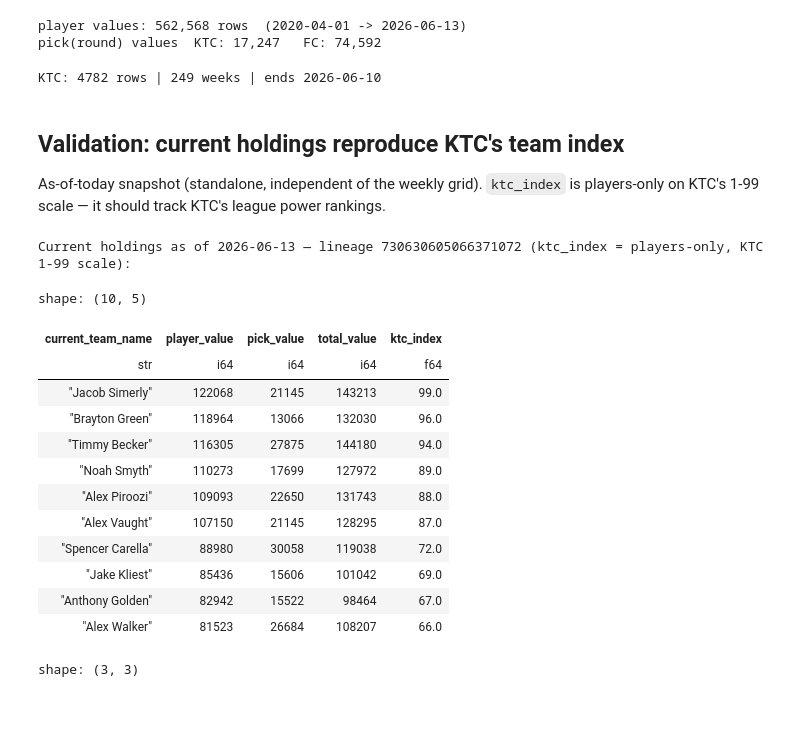
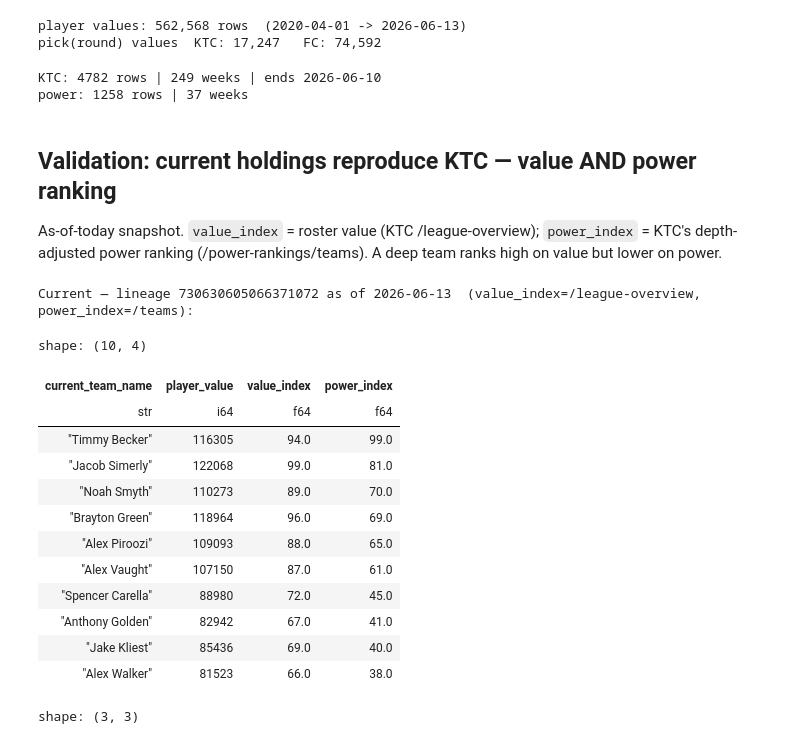
Before and after one commit to jsimerly/fantasy-analysis, a Jupyter notebook: analysis/02_team_value_over_time.ipynb, the cells around one changed output. Cells and saved outputs as stored; diff of their text form; code cells hidden in the pictures; blank space fills up the shorter version.

```diff
--- a/analysis/02_team_value_over_time.ipynb
+++ b/analysis/02_team_value_over_time.ipynb
@@ -40,6 +40,7 @@ pk_ktc = F.load_pick_values_round("ktc")
 pk_fc  = F.load_pick_values_round("fc")
 print(f"player values: {pv.height:,} rows  ({pv['valuation_date'].min()} -> {pv['valuation_date'].max()})")
 print(f"pick(round) values  KTC: {pk_ktc.height:,}   FC: {pk_fc.height:,}")
+pv_tep = F.load_player_values(qb_format="SF", te_premium="TEP")   # SF + TE-premium: the lens KTC power rankings use
 # %% [output]
 player values: 562,568 rows  (2020-04-01 -> 2026-06-13)
 pick(round) values  KTC: 17,247   FC: 74,592
@@ -57,39 +58,47 @@ def label(df):
     return df.join(fr_meta, on="franchise_id", how="left")
 tv_ktc, tv_fc = label(tv_ktc), label(tv_fc)
 print("KTC:", tv_ktc.height, "rows |", tv_ktc["date"].n_unique(), "weeks | ends", tv_ktc["date"].max())
+
+# KTC POWER RANKING (the /power-rankings/teams page): slot-relative depth-adjusted score on
+# SF+TEP values, replicated verbatim from KTC's JS. NOT roster value -- it depth-discounts.
+power = (F.team_power_index(ledger, DATES, pv_tep, fr_meta)
+         .join(fr_meta.select("franchise_id", "current_team_name"), on="franchise_id", how="left")
+         .with_columns(pl.col("adj_total").alias("total_value")))   # alias for the plot helpers' filter
+print("power:", power.height, "rows |", power["date"].n_unique(), "weeks")
 # %% [output]
 KTC: 4782 rows | 249 weeks | ends 2026-06-10
+power: 1258 rows | 37 weeks
 # %% [markdown]
-## Validation: current holdings reproduce KTC's team index
-As-of-today snapshot (standalone, independent of the weekly grid). `ktc_index` is players-only on KTC's 1-99 scale — it should track KTC's league power rankings.
+## Validation: current holdings reproduce KTC — value AND power ranking
+As-of-today snapshot. `value_index` = roster value (KTC /league-overview); `power_index` = KTC's depth-adjusted power ranking (/power-rankings/teams). A deep team ranks high on value but lower on power.
 # %%
-# Current holdings valued as-of today -> should reproduce KTC's team values.
-LIN = "730630605066371072"  # the 2021 'Stuck' lineage (deepest history)
+# Current holdings as-of today: roster VALUE index vs KTC POWER ranking (KTC's two pages).
+LIN = "730630605066371072"
 LATEST = pv["valuation_date"].max().isoformat()
-snap = (F.team_value_timeseries(ledger, "ktc", [LATEST], player_values=pv, pick_values=pk_ktc)
-        .join(fr_meta, on="franchise_id", how="left")
-        .filter(pl.col("league_lineage_id") == LIN))
-snap = (snap.with_columns(
-            (99 * pl.col("player_value") / pl.col("player_value").max()).round(0).alias("ktc_index"))
-        .sort("player_value", descending=True)
-        .select("current_team_name", "player_value", "pick_value", "total_value", "ktc_index"))
-print(f"Current holdings as of {LATEST} — lineage {LIN} (ktc_index = players-only, KTC 1-99 scale):")
+val = (F.team_value_timeseries(ledger, "ktc", [LATEST], player_values=pv, pick_values=pk_ktc)
+       .join(fr_meta, on="franchise_id", how="left").filter(pl.col("league_lineage_id") == LIN)
+       .with_columns((99 * pl.col("player_value") / pl.col("player_value").max()).round(0).alias("value_index")))
+pwr = (F.team_power_index(ledger, [LATEST], pv_tep, fr_meta)
+       .filter(pl.col("league_lineage_id") == LIN).select("franchise_id", "power_index"))
+snap = (val.join(pwr, on="franchise_id", how="left").sort("power_index", descending=True)
+        .select("current_team_name", "player_value", "value_index", "power_index"))
+print(f"Current — lineage {LIN} as of {LATEST}  (value_index=/league-overview, power_index=/teams):")
 snap
 # %% [output]
-Current holdings as of 2026-06-13 — lineage 730630605066371072 (ktc_index = players-only, KTC 1-99 scale):
+Current — lineage 730630605066371072 as of 2026-06-13  (value_index=/league-overview, power_index=/teams):
-shape: (10, 5)
+shape: (10, 4)
-| current_team_name | player_value | pick_value | total_value | ktc_index |
-| str | i64 | i64 | i64 | f64 |
-| "Jacob Simerly" | 122068 | 21145 | 143213 | 99.0 |
-| "Brayton Green" | 118964 | 13066 | 132030 | 96.0 |
-| "Timmy Becker" | 116305 | 27875 | 144180 | 94.0 |
-| "Noah Smyth" | 110273 | 17699 | 127972 | 89.0 |
-| "Alex Piroozi" | 109093 | 22650 | 131743 | 88.0 |
-| "Alex Vaught" | 107150 | 21145 | 128295 | 87.0 |
-| "Spencer Carella" | 88980 | 30058 | 119038 | 72.0 |
-| "Jake Kliest" | 85436 | 15606 | 101042 | 69.0 |
-| "Anthony Golden" | 82942 | 15522 | 98464 | 67.0 |
-| "Alex Walker" | 81523 | 26684 | 108207 | 66.0 |
+| current_team_name | player_value | value_index | power_index |
+| str | i64 | f64 | f64 |
+| "Timmy Becker" | 116305 | 94.0 | 99.0 |
+| "Jacob Simerly" | 122068 | 99.0 | 81.0 |
+| "Noah Smyth" | 110273 | 89.0 | 70.0 |
+| "Brayton Green" | 118964 | 96.0 | 69.0 |
+| "Alex Piroozi" | 109093 | 88.0 | 65.0 |
+| "Alex Vaught" | 107150 | 87.0 | 61.0 |
+| "Spencer Carella" | 88980 | 72.0 | 45.0 |
+| "Anthony Golden" | 82942 | 67.0 | 41.0 |
+| "Jake Kliest" | 85436 | 69.0 | 40.0 |
+| "Alex Walker" | 81523 | 66.0 | 38.0 |
 # %%
 # coverage per lineage: first week each lineage has any value
 cov = (tv_ktc.filter(pl.col("total_value")>0).group_by("league_lineage_id")
```
Also changed, not shown: parts of 8 cells of this notebook, 1 other file.
